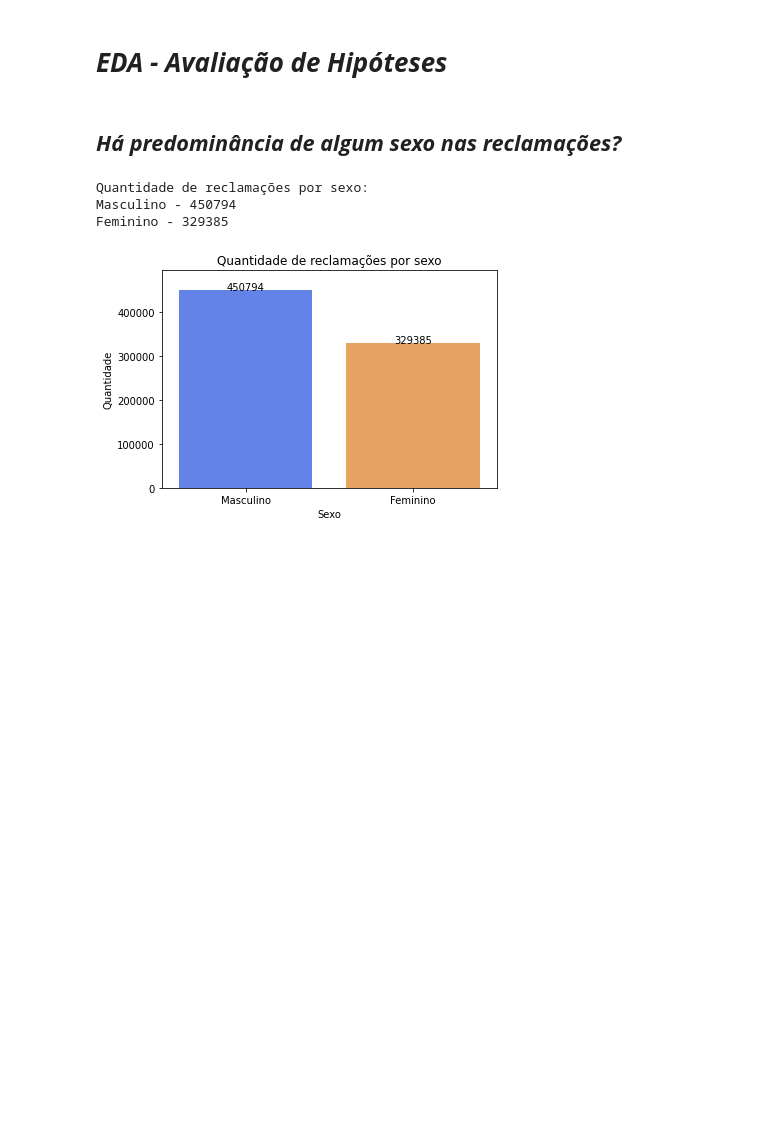
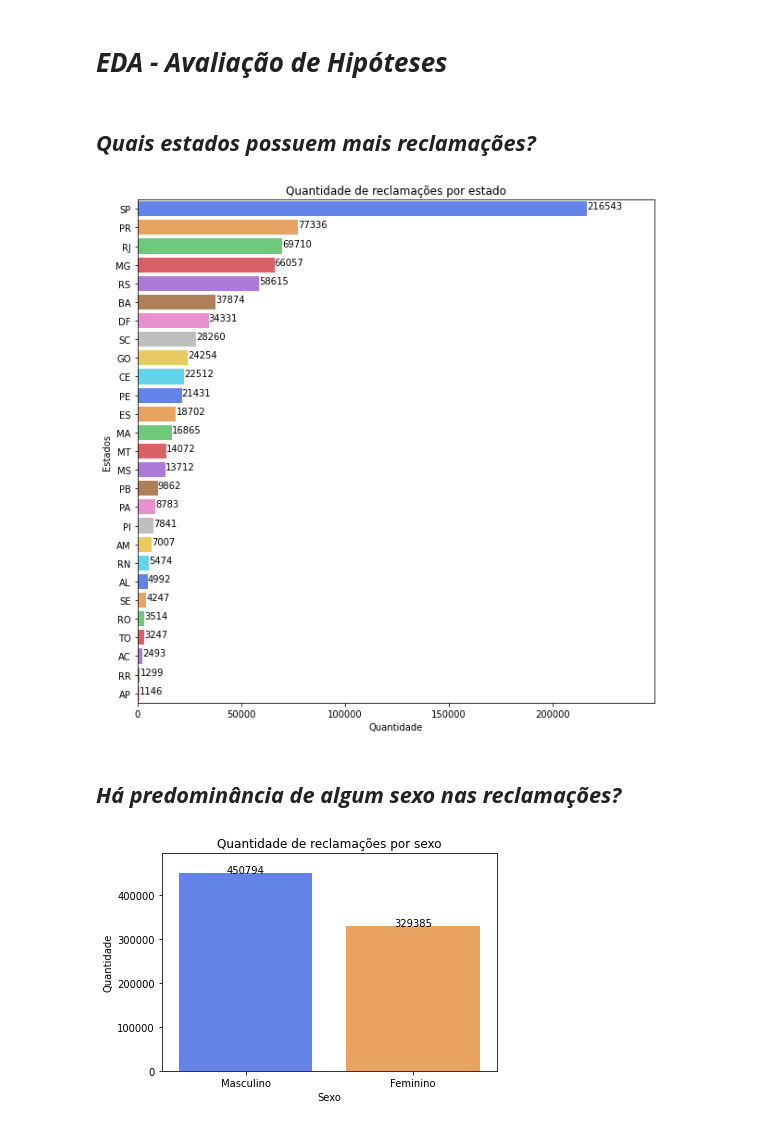
Before and after one commit to dimasparreiras/Data_Science, a Jupyter notebook: EDA_Reclamacoes_Consumidores_Brasileiros/EDA_Reclamacoes_Consumidores_Brasileiros_2019.ipynb, the cells around one changed output. Cells and saved outputs as stored; diff of their text form; code cells hidden in the pictures; blank space fills up the shorter version.

```diff
--- a/EDA_Reclamacoes_Consumidores_Brasileiros/EDA_Reclamacoes_Consumidores_Brasileiros_2019.ipynb
+++ b/EDA_Reclamacoes_Consumidores_Brasileiros/EDA_Reclamacoes_Consumidores_Brasileiros_2019.ipynb
@@ -107,15 +122,37 @@ dados_consumidor.fillna(0, inplace = True)
 # %% [markdown]
 # ***EDA - Avaliação de Hipóteses***
+# %% [markdown]
+## ***Quais estados possuem mais reclamações?***
+# %%
+estados = dados_consumidor['UF'].value_counts()
+# %%
+# Gerando o gráfico
+plt.figure(figsize=(10,10))
+sns.barplot(x=estados, y = estados.index, alpha=0.7, palette='bright')
+# Obtendo o eixo do gráfico gerado
+ax = plt.gca()
+# Colocando as informações dos labels e título
+ax.set_xlabel(xlabel='Quantidade')
+ax.set_ylabel(ylabel='Estados')
+ax.set_title(label='Quantidade de reclamações por estado')
+# Definindo o valor limite do eixo X em 110% do máximo valor encontrado
+x_max = estados.max() * 1.15
+ax.set_xlim([0, x_max])
+# Inserindo os rótulos com os valores de cada barra
+# Parâmetros:
+#     pp.get_x() + p.get_width()/2 = posição da barra + metade da largura para exibir os valores
+#     centralizados na barra
+#     p.get_height() = altura da barra para posicionar os valores sobre a barra
+for p in ax.patches:
+    ax.text(p.get_width(), p.get_y() + p.get_height()/2, '%d' % int(p.get_width()), ha='left')
+# Exibindo o gráfico
+plt.show()
+# %% [output]
+[figure, added]
 # %% [markdown]
 ## ***Há predominância de algum sexo nas reclamações?***
 # %%
 sexo = dados_consumidor['Sexo'].value_counts()
-# %%
-print('Quantidade de reclamações por sexo:\nMasculino - ' + str(sexo[0]) + '\nFeminino - ' + str(sexo[1]))
-# %% [output]
-Quantidade de reclamações por sexo:
-Masculino - 450794
-Feminino - 329385
 # %%
 # Gerando o gráfico
 sns.barplot(x=sexo.index, y = sexo, alpha=0.7, palette='bright')
```
Also changed, not shown: parts of 52 cells of this notebook, 2 other files.
